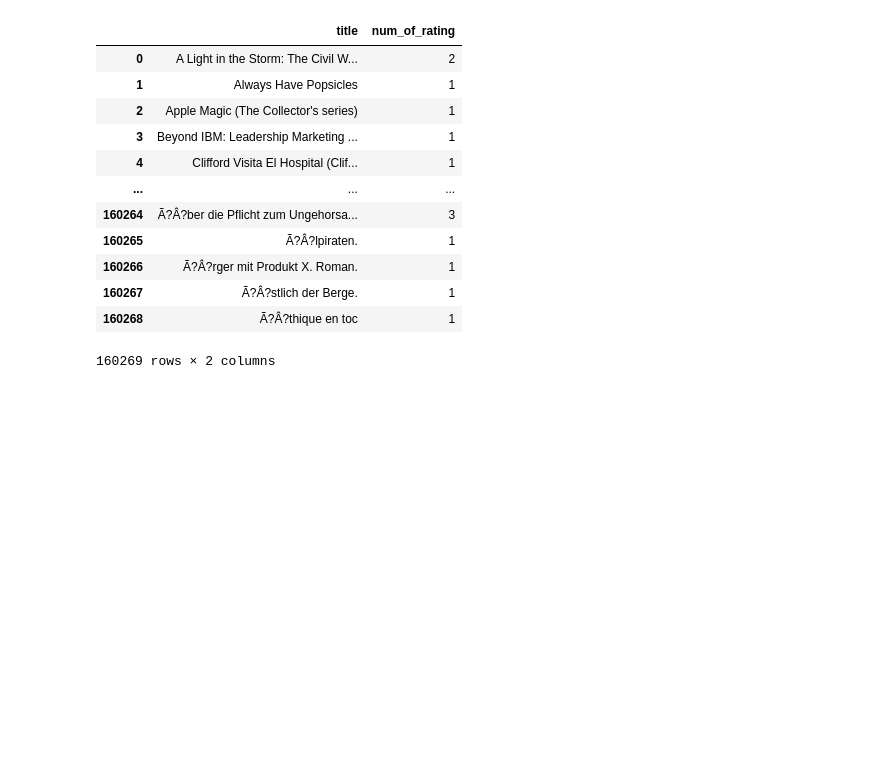
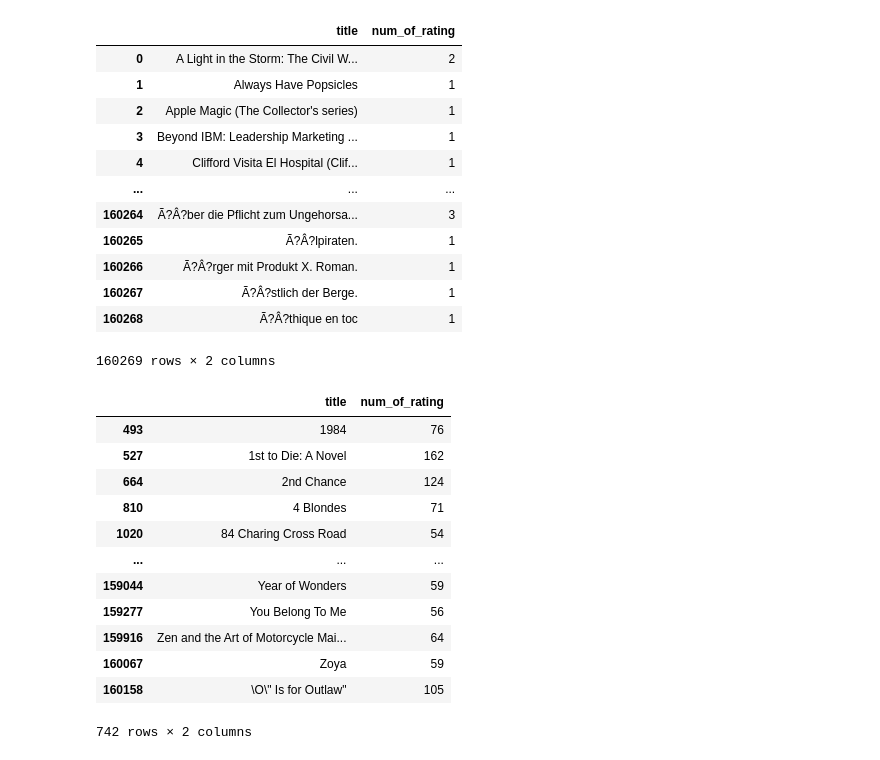
Before and after one commit to Crown-Of-Wealth/Recommend-Books-System-With-ML, a Jupyter notebook: data/BooksRecommender.ipynb, the cells around one changed output. Saved outputs shown, nothing was run; the diff lists cells and outputs as text; code cells hidden in the pictures; blank space fills up the shorter version.

Commit message:
Books with 50 or more rating count

```diff
--- a/data/BooksRecommender.ipynb
+++ b/data/BooksRecommender.ipynb
@@ -141,3 +141,20 @@ num_rating
 | 160267 | Ã?Â?stlich der Berge. | 1 |
 | 160268 | Ã?Â?thique en toc | 1 |
 160269 rows × 2 columns
+# %%
+nub_rating = num_rating[num_rating['num_of_rating']>=50]
+nub_rating
+# %% [output]
+|  | title | num_of_rating |
+| 493 | 1984 | 76 |
+| 527 | 1st to Die: A Novel | 162 |
+| 664 | 2nd Chance | 124 |
+| 810 | 4 Blondes | 71 |
+| 1020 | 84 Charing Cross Road | 54 |
+| ... | ... | ... |
+| 159044 | Year of Wonders | 59 |
+| 159277 | You Belong To Me | 56 |
+| 159916 | Zen and the Art of Motorcycle Mai... | 64 |
+| 160067 | Zoya | 59 |
+| 160158 | \O\" Is for Outlaw" | 105 |
+742 rows × 2 columns
```
Also changed, not shown: 1 other file.
